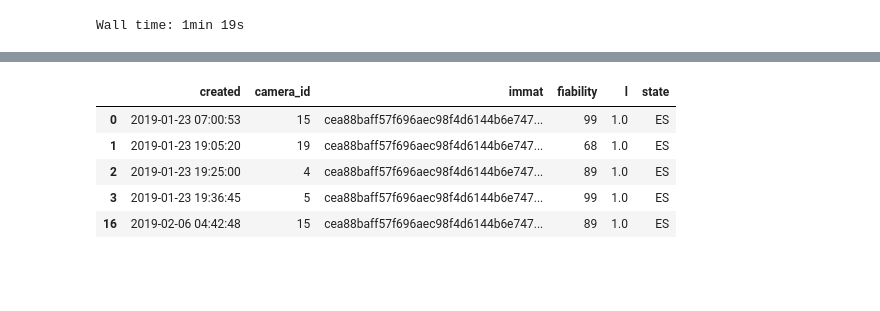
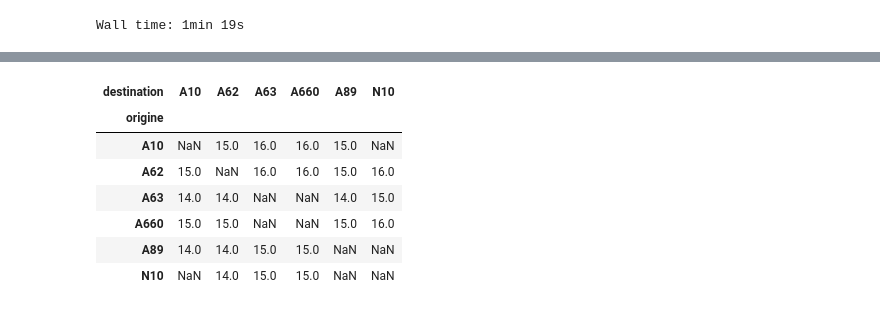
Before and after one commit to nantodevison/lapi, a Jupyter notebook: Carto_Lapi/Analyse/Donnees_postraitees.ipynb, the cells around one changed output, grey strips where cells are left out. Drawn from its saved outputs; the diff is of its cells as text; code cells hidden in the pictures; blank space fills up the shorter version.

```diff
--- a/Carto_Lapi/Analyse/Donnees_postraitees.ipynb
+++ b/Carto_Lapi/Analyse/Donnees_postraitees.ipynb
@@ -836,9 +789,12 @@ toto
-# %%
-dico_passag_avantcorr['passag_avantcorr0'].head(5)
-# %% [output]
-|  | created | camera_id | immat | fiability | l | state |
-| 0 | 2019-01-23 07:00:53 | 15 | cea88baff57f696aec98f4d6144b6e747... | 99 | 1.0 | ES |
-| 1 | 2019-01-23 19:05:20 | 19 | cea88baff57f696aec98f4d6144b6e747... | 68 | 1.0 | ES |
-| 2 | 2019-01-23 19:25:00 | 4 | cea88baff57f696aec98f4d6144b6e747... | 89 | 1.0 | ES |
-| 3 | 2019-01-23 19:36:45 | 5 | cea88baff57f696aec98f4d6144b6e747... | 99 | 1.0 | ES |
-| 16 | 2019-02-06 04:42:48 | 15 | cea88baff57f696aec98f4d6144b6e747... | 89 | 1.0 | ES |
+# %%
+pd.read_json(r'Q:\DAIT\TI\DREAL33\2018\C17SI0073_LAPI\Traitements\python\nb_jours_mesures.json',orient='index').pivot(
+    index='origine', columns='destination',values='nb_jo').replace('NC',np.NaN)
+# %% [output]
+| destination | A10 | A62 | A63 | A660 | A89 | N10 |
+| origine |  |  |  |  |  |  |
+| A10 | NaN | 15.0 | 16.0 | 16.0 | 15.0 | NaN |
+| A62 | 15.0 | NaN | 16.0 | 16.0 | 15.0 | 16.0 |
+| A63 | 14.0 | 14.0 | NaN | NaN | 14.0 | 15.0 |
+| A660 | 15.0 | 15.0 | NaN | NaN | 15.0 | 16.0 |
+| A89 | 14.0 | 14.0 | 15.0 | 15.0 | NaN | NaN |
+| N10 | NaN | 14.0 | 15.0 | 15.0 | NaN | NaN |
```
Also changed, not shown: parts of 8 cells of this notebook, 1 other file.
